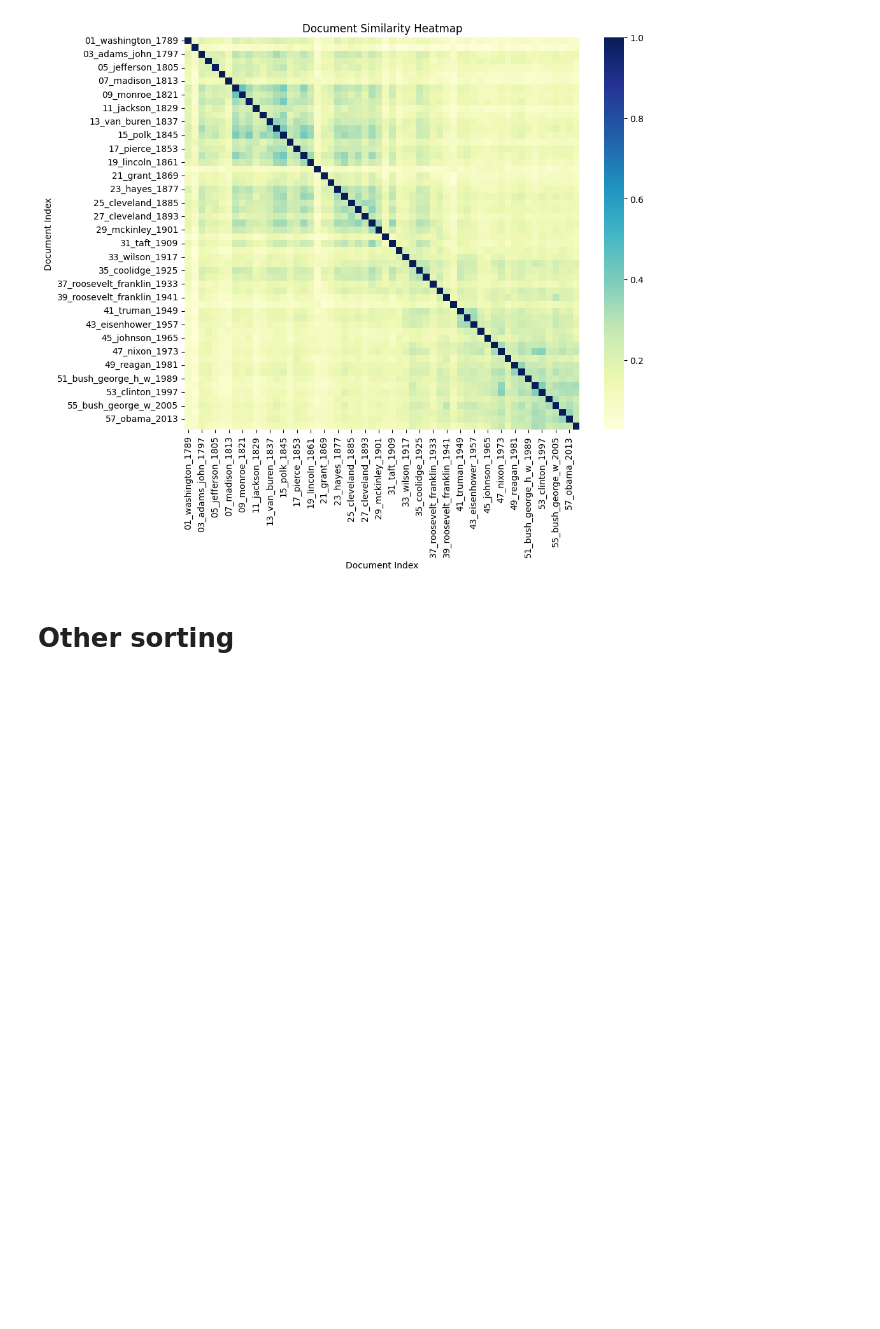
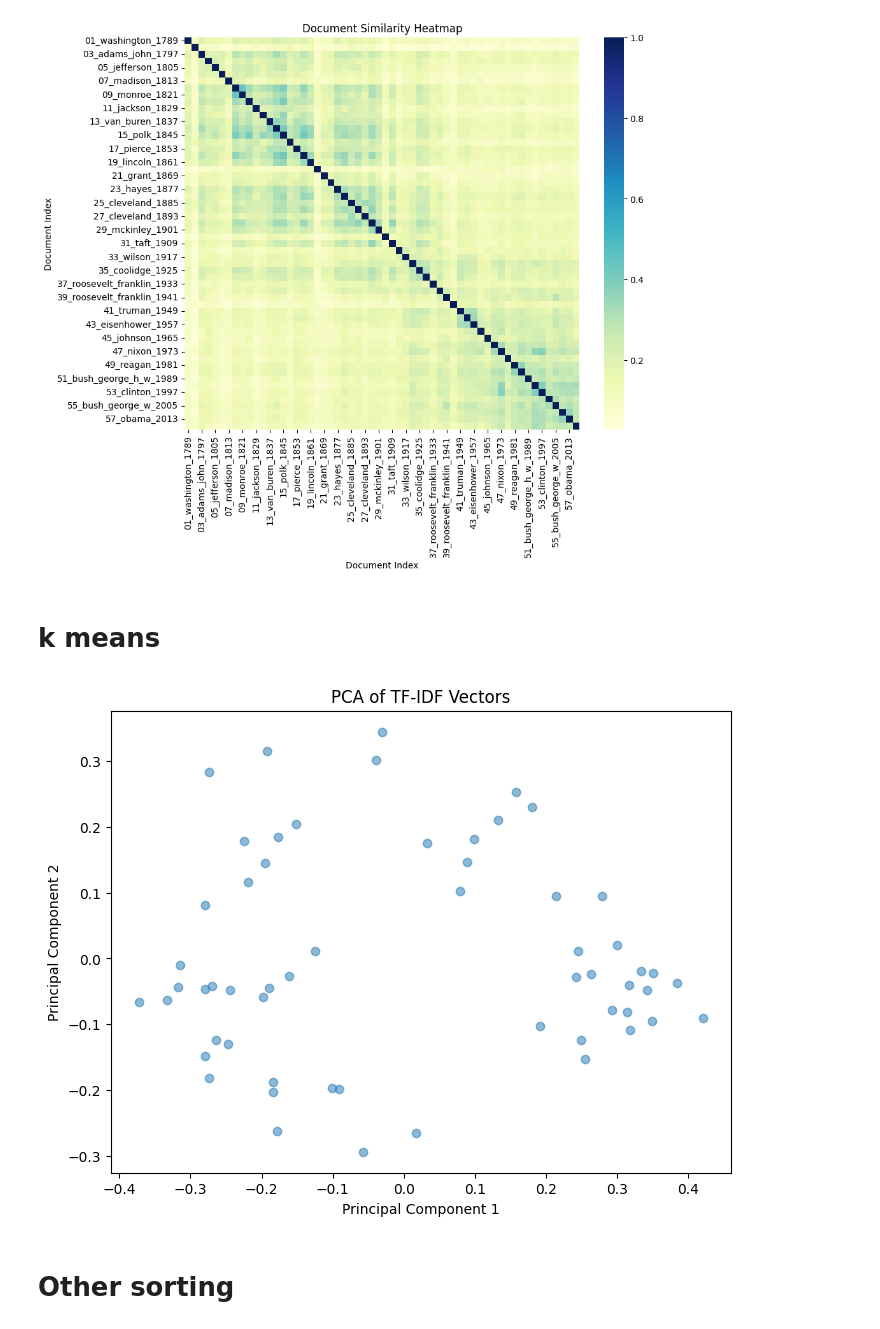
Before and after one commit to alex-smith-uwec/CS491, a Jupyter notebook: Inauguration_TF_IDF_Scikit_Learn.ipynb, the cells around one changed output. Cells and saved outputs as stored; diff of their text form; code cells hidden in the pictures; blank space fills up the shorter version.

Commit message:
Experimenting with k-means clustering, in progress

```diff
--- a/Inauguration_TF_IDF_Scikit_Learn.ipynb
+++ b/Inauguration_TF_IDF_Scikit_Learn.ipynb
@@ -171,3 +194,5 @@ plt.ylabel('Document Index')
 plt.show()
 # %% [output]
 [figure]
+# %% [markdown]
+# **k means**
@@ -173,0 +201,7 @@ plt.show()
+# %%
+# Choose the number of clusters
+num_clusters = 5  # Example: 5 clusters
+
+# Initialize and fit KMeans algorithm
+kmeans = KMeans(n_clusters=num_clusters, random_state=42)
+kmeans.fit(tfidf_vector)
@@ -174,3 +218,27 @@ plt.show()
+# %%
+from sklearn.decomposition import PCA
+import matplotlib.pyplot as plt
+
+# Convert the sparse matrix to a dense matrix
+# tfidf_dense = tfidf_vector.todense()
+tfidf_dense = tfidf_vector.toarray()
+
+
+# Initialize PCA, specify the number of components (e.g., 2 for 2D plot)
+pca = PCA(n_components=2)
+
+# Fit and transform the data
+X_pca = pca.fit_transform(tfidf_dense)
+
+# Plot the first two principal components
+plt.figure(figsize=(8, 6))
+plt.scatter(X_pca[:, 0], X_pca[:, 1], alpha=0.5)
+plt.xlabel('Principal Component 1')
+plt.ylabel('Principal Component 2')
+plt.title('PCA of TF-IDF Vectors')
+plt.show()
+# %% [output]
+[figure, added]
 # %% [markdown]
 # Other sorting
 # %% [markdown]
```
Also changed, not shown: parts of 4 cells of this notebook.
